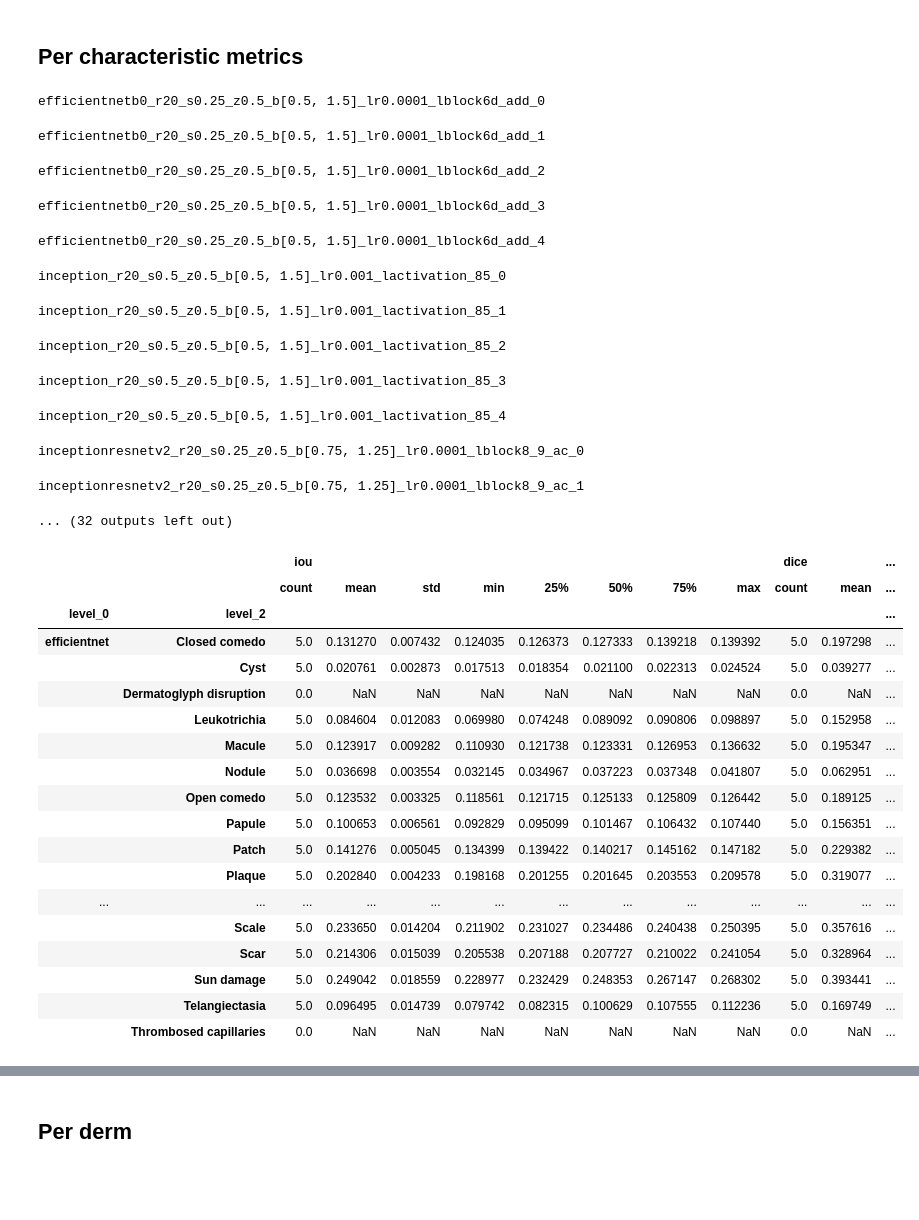
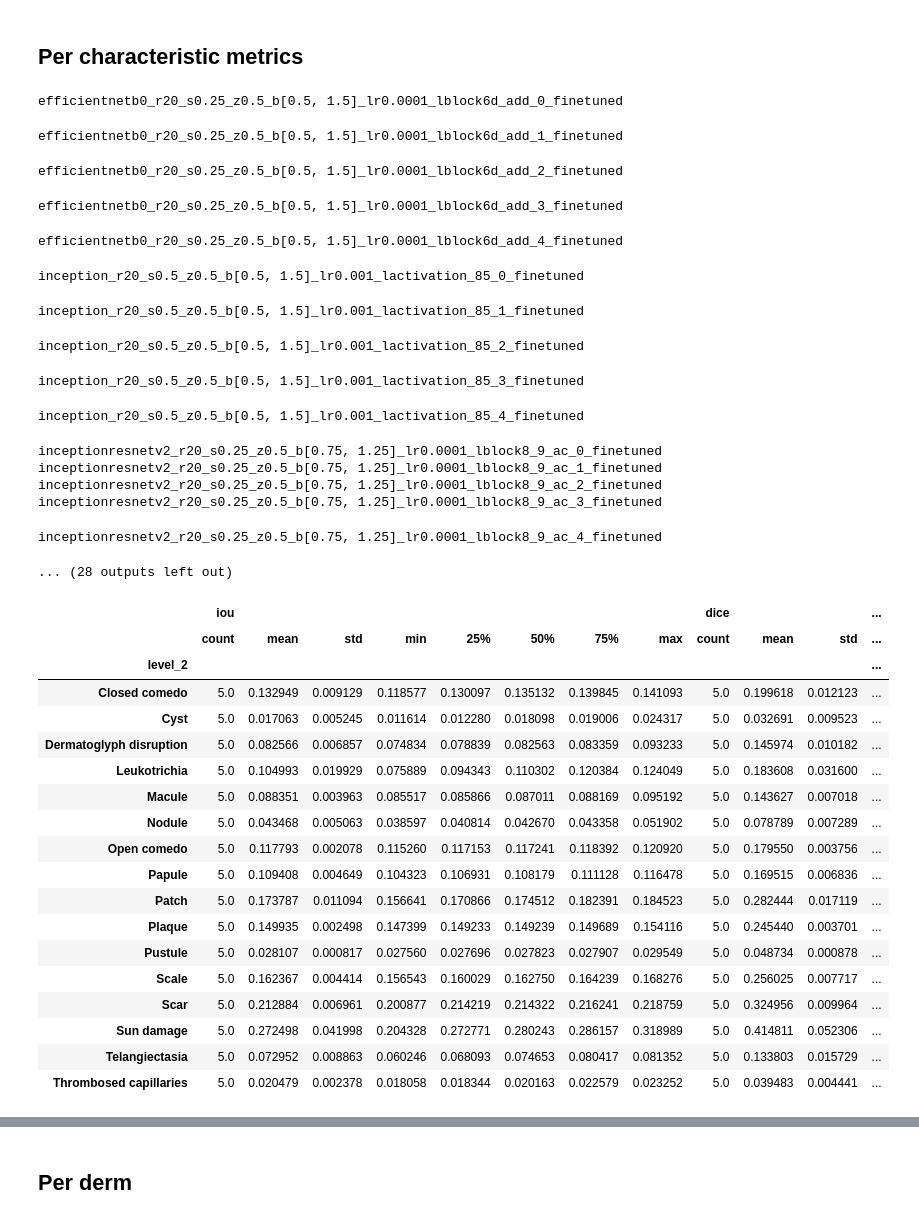
Before and after one commit to ralucaj/dermx-benchmark, a Jupyter notebook: review_paper/analyse_gradcams.ipynb, the cells around one changed output, grey strips where cells are left out. Saved outputs shown, nothing was run; the diff lists cells and outputs as text; code cells hidden in the pictures; blank space fills up the shorter version.

```diff
--- a/review_paper/analyse_gradcams.ipynb
+++ b/review_paper/analyse_gradcams.ipynb
@@ -58,7 +58,7 @@ characteristics = [
     'Thrombosed capillaries'
 ]
 
-images_path = Path('/home/ubuntu/hot-store/dermx/all_images')
+images_path = Path('/home/ubuntu/hot-store/dermx_finetuning/split1/test')
 results_path = Path('/home/ubuntu/hot-store/final/')
 
 # Metrics supporting probabilistic segmentation maps
@@ -255,8 +255,8 @@ models_performance = []
 for model in model_info:
     for idx in range(5):
         model_results_path = results_path / model['model_architecture']
-        model_name = f'{model["model_name"]}{idx}'
-        preds_name = f'dermx_{idx}_preds.csv'
+        model_name = f'{model["model_name"]}{idx}_finetuned'
+        preds_name = f'{model["model_name"]}{idx}_finetuned_preds.csv'
         print(model_name)
         model_performance = analyse_per_image_gradcam(model_results_path, model_name, images_path, masks_path, preds_name, columns, classes)
         model_performance['model_architecture'] = model['model_architecture']
@@ -427,8 +430,8 @@ models_performance_dict = {}
 for model in model_info:
     for idx in range(5):
         model_results_path = results_path / model['model_architecture']
-        model_name = f'{model["model_name"]}{idx}'
-        preds_name = f'dermx_{idx}_preds.csv'
+        model_name = f'{model["model_name"]}{idx}_finetuned'
+        preds_name = f'{model["model_name"]}{idx}_finetuned_preds.csv'
         print(model_name)
         model_performance = analyse_per_characteristics_gradcam(model_results_path, model_name, images_path, masks_path, preds_name, columns, classes, characteristics, metrics)
         for k, v in model_performance.items():
@@ -436,40 +439,43 @@ for model in model_info:
 
 per_characteristic_models_performance_df = pd.DataFrame(models_performance_dict).T
 # %% [output]
-efficientnetb0_r20_s0.25_z0.5_b[0.5, 1.5]_lr0.0001_lblock6d_add_0
+efficientnetb0_r20_s0.25_z0.5_b[0.5, 1.5]_lr0.0001_lblock6d_add_0_finetuned
-efficientnetb0_r20_s0.25_z0.5_b[0.5, 1.5]_lr0.0001_lblock6d_add_1
+efficientnetb0_r20_s0.25_z0.5_b[0.5, 1.5]_lr0.0001_lblock6d_add_1_finetuned
-efficientnetb0_r20_s0.25_z0.5_b[0.5, 1.5]_lr0.0001_lblock6d_add_2
+efficientnetb0_r20_s0.25_z0.5_b[0.5, 1.5]_lr0.0001_lblock6d_add_2_finetuned
-efficientnetb0_r20_s0.25_z0.5_b[0.5, 1.5]_lr0.0001_lblock6d_add_3
+efficientnetb0_r20_s0.25_z0.5_b[0.5, 1.5]_lr0.0001_lblock6d_add_3_finetuned
-efficientnetb0_r20_s0.25_z0.5_b[0.5, 1.5]_lr0.0001_lblock6d_add_4
+efficientnetb0_r20_s0.25_z0.5_b[0.5, 1.5]_lr0.0001_lblock6d_add_4_finetuned
-inception_r20_s0.5_z0.5_b[0.5, 1.5]_lr0.001_lactivation_85_0
+inception_r20_s0.5_z0.5_b[0.5, 1.5]_lr0.001_lactivation_85_0_finetuned
-inception_r20_s0.5_z0.5_b[0.5, 1.5]_lr0.001_lactivation_85_1
+inception_r20_s0.5_z0.5_b[0.5, 1.5]_lr0.001_lactivation_85_1_finetuned
-inception_r20_s0.5_z0.5_b[0.5, 1.5]_lr0.001_lactivation_85_2
+inception_r20_s0.5_z0.5_b[0.5, 1.5]_lr0.001_lactivation_85_2_finetuned
-inception_r20_s0.5_z0.5_b[0.5, 1.5]_lr0.001_lactivation_85_3
+inception_r20_s0.5_z0.5_b[0.5, 1.5]_lr0.001_lactivation_85_3_finetuned
-inception_r20_s0.5_z0.5_b[0.5, 1.5]_lr0.001_lactivation_85_4
+inception_r20_s0.5_z0.5_b[0.5, 1.5]_lr0.001_lactivation_85_4_finetuned
-inceptionresnetv2_r20_s0.25_z0.5_b[0.75, 1.25]_lr0.0001_lblock8_9_ac_0
+inceptionresnetv2_r20_s0.25_z0.5_b[0.75, 1.25]_lr0.0001_lblock8_9_ac_0_finetuned
+inceptionresnetv2_r20_s0.25_z0.5_b[0.75, 1.25]_lr0.0001_lblock8_9_ac_1_finetuned
+inceptionresnetv2_r20_s0.25_z0.5_b[0.75, 1.25]_lr0.0001_lblock8_9_ac_2_finetuned
+inceptionresnetv2_r20_s0.25_z0.5_b[0.75, 1.25]_lr0.0001_lblock8_9_ac_3_finetuned
-inceptionresnetv2_r20_s0.25_z0.5_b[0.75, 1.25]_lr0.0001_lblock8_9_ac_1
+inceptionresnetv2_r20_s0.25_z0.5_b[0.75, 1.25]_lr0.0001_lblock8_9_ac_4_finetuned
-... (32 outputs left out)
+... (28 outputs left out)
 # %%
 per_characteristic_models_performance_df.reset_index().groupby(['level_0', 'level_2']).describe().to_csv('per_characteristic_models_performance.csv')
 # %%
-per_characteristic_models_performance_df.reset_index().groupby(['level_0', 'level_2']).describe()
+characteristics_results_df = per_characteristic_models_performance_df.reset_index().groupby(['level_0', 'level_2']).describe()
 # %% [output]
-|  |  | iou |  |  |  |  |  |  |  | dice |  | ... |
-|  |  | count | mean | std | min | 25% | 50% | 75% | max | count | mean | ... |
-| level_0 | level_2 |  |  |  |  |  |  |  |  |  |  | ... |
-| efficientnet | Closed comedo | 5.0 | 0.131270 | 0.007432 | 0.124035 | 0.126373 | 0.127333 | 0.139218 | 0.139392 | 5.0 | 0.197298 | ... |
-|  | Cyst | 5.0 | 0.020761 | 0.002873 | 0.017513 | 0.018354 | 0.021100 | 0.022313 | 0.024524 | 5.0 | 0.039277 | ... |
-|  | Dermatoglyph disruption | 0.0 | NaN | NaN | NaN | NaN | NaN | NaN | NaN | 0.0 | NaN | ... |
-|  | Leukotrichia | 5.0 | 0.084604 | 0.012083 | 0.069980 | 0.074248 | 0.089092 | 0.090806 | 0.098897 | 5.0 | 0.152958 | ... |
-|  | Macule | 5.0 | 0.123917 | 0.009282 | 0.110930 | 0.121738 | 0.123331 | 0.126953 | 0.136632 | 5.0 | 0.195347 | ... |
-|  | Nodule | 5.0 | 0.036698 | 0.003554 | 0.032145 | 0.034967 | 0.037223 | 0.037348 | 0.041807 | 5.0 | 0.062951 | ... |
-|  | Open comedo | 5.0 | 0.123532 | 0.003325 | 0.118561 | 0.121715 | 0.125133 | 0.125809 | 0.126442 | 5.0 | 0.189125 | ... |
-|  | Papule | 5.0 | 0.100653 | 0.006561 | 0.092829 | 0.095099 | 0.101467 | 0.106432 | 0.107440 | 5.0 | 0.156351 | ... |
-|  | Patch | 5.0 | 0.141276 | 0.005045 | 0.134399 | 0.139422 | 0.140217 | 0.145162 | 0.147182 | 5.0 | 0.229382 | ... |
-|  | Plaque | 5.0 | 0.202840 | 0.004233 | 0.198168 | 0.201255 | 0.201645 | 0.203553 | 0.209578 | 5.0 | 0.319077 | ... |
-| ... | ... | ... | ... | ... | ... | ... | ... | ... | ... | ... | ... | ... |
-|  | Scale | 5.0 | 0.233650 | 0.014204 | 0.211902 | 0.231027 | 0.234486 | 0.240438 | 0.250395 | 5.0 | 0.357616 | ... |
-|  | Scar | 5.0 | 0.214306 | 0.015039 | 0.205538 | 0.207188 | 0.207727 | 0.210022 | 0.241054 | 5.0 | 0.328964 | ... |
-|  | Sun damage | 5.0 | 0.249042 | 0.018559 | 0.228977 | 0.232429 | 0.248353 | 0.267147 | 0.268302 | 5.0 | 0.393441 | ... |
-|  | Telangiectasia | 5.0 | 0.096495 | 0.014739 | 0.079742 | 0.082315 | 0.100629 | 0.107555 | 0.112236 | 5.0 | 0.169749 | ... |
-|  | Thrombosed capillaries | 0.0 | NaN | NaN | NaN | NaN | NaN | NaN | NaN | 0.0 | NaN | ... |
+|  | iou |  |  |  |  |  |  |  | dice |  |  | ... |
+|  | count | mean | std | min | 25% | 50% | 75% | max | count | mean | std | ... |
+| level_2 |  |  |  |  |  |  |  |  |  |  |  | ... |
+| Closed comedo | 5.0 | 0.132949 | 0.009129 | 0.118577 | 0.130097 | 0.135132 | 0.139845 | 0.141093 | 5.0 | 0.199618 | 0.012123 | ... |
+| Cyst | 5.0 | 0.017063 | 0.005245 | 0.011614 | 0.012280 | 0.018098 | 0.019006 | 0.024317 | 5.0 | 0.032691 | 0.009523 | ... |
+| Dermatoglyph disruption | 5.0 | 0.082566 | 0.006857 | 0.074834 | 0.078839 | 0.082563 | 0.083359 | 0.093233 | 5.0 | 0.145974 | 0.010182 | ... |
+| Leukotrichia | 5.0 | 0.104993 | 0.019929 | 0.075889 | 0.094343 | 0.110302 | 0.120384 | 0.124049 | 5.0 | 0.183608 | 0.031600 | ... |
+| Macule | 5.0 | 0.088351 | 0.003963 | 0.085517 | 0.085866 | 0.087011 | 0.088169 | 0.095192 | 5.0 | 0.143627 | 0.007018 | ... |
+| Nodule | 5.0 | 0.043468 | 0.005063 | 0.038597 | 0.040814 | 0.042670 | 0.043358 | 0.051902 | 5.0 | 0.078789 | 0.007289 | ... |
+| Open comedo | 5.0 | 0.117793 | 0.002078 | 0.115260 | 0.117153 | 0.117241 | 0.118392 | 0.120920 | 5.0 | 0.179550 | 0.003756 | ... |
+| Papule | 5.0 | 0.109408 | 0.004649 | 0.104323 | 0.106931 | 0.108179 | 0.111128 | 0.116478 | 5.0 | 0.169515 | 0.006836 | ... |
+| Patch | 5.0 | 0.173787 | 0.011094 | 0.156641 | 0.170866 | 0.174512 | 0.182391 | 0.184523 | 5.0 | 0.282444 | 0.017119 | ... |
+| Plaque | 5.0 | 0.149935 | 0.002498 | 0.147399 | 0.149233 | 0.149239 | 0.149689 | 0.154116 | 5.0 | 0.245440 | 0.003701 | ... |
+| Pustule | 5.0 | 0.028107 | 0.000817 | 0.027560 | 0.027696 | 0.027823 | 0.027907 | 0.029549 | 5.0 | 0.048734 | 0.000878 | ... |
+| Scale | 5.0 | 0.162367 | 0.004414 | 0.156543 | 0.160029 | 0.162750 | 0.164239 | 0.168276 | 5.0 | 0.256025 | 0.007717 | ... |
+| Scar | 5.0 | 0.212884 | 0.006961 | 0.200877 | 0.214219 | 0.214322 | 0.216241 | 0.218759 | 5.0 | 0.324956 | 0.009964 | ... |
+| Sun damage | 5.0 | 0.272498 | 0.041998 | 0.204328 | 0.272771 | 0.280243 | 0.286157 | 0.318989 | 5.0 | 0.414811 | 0.052306 | ... |
+| Telangiectasia | 5.0 | 0.072952 | 0.008863 | 0.060246 | 0.068093 | 0.074653 | 0.080417 | 0.081352 | 5.0 | 0.133803 | 0.015729 | ... |
+| Thrombosed capillaries | 5.0 | 0.020479 | 0.002378 | 0.018058 | 0.018344 | 0.020163 | 0.022579 | 0.023252 | 5.0 | 0.039483 | 0.004441 | ... |
```
Also changed, not shown: parts of 5 cells of this notebook, 9 other files.
